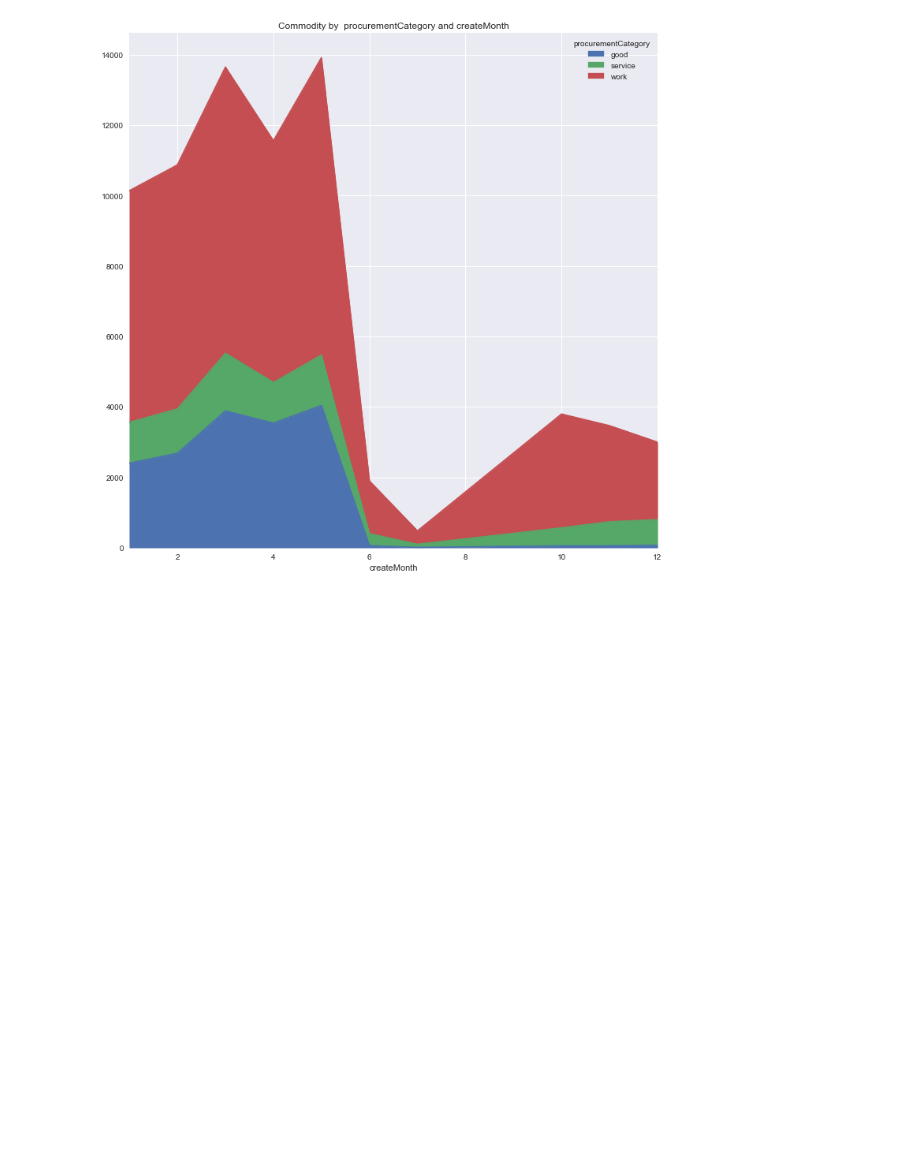
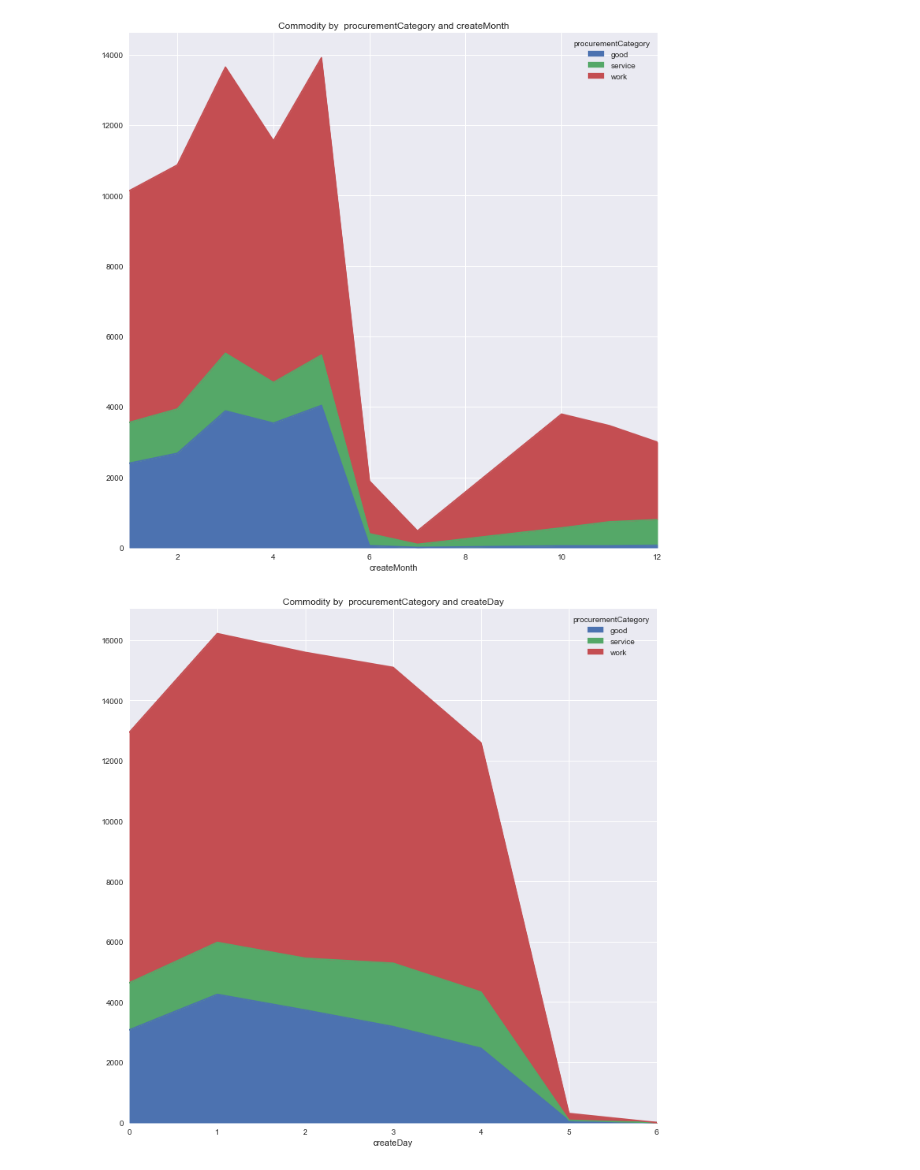
Before and after one commit to sunlightpolicy/open_data_standards_project, a Jupyter notebook: procurement.ipynb, the cells around one changed output. Cells and saved outputs as stored; diff of their text form; code cells hidden in the pictures; blank space fills up the shorter version.

```diff
--- a/procurement.ipynb
+++ b/procurement.ipynb
@@ -575,3 +575,7 @@ proc_data.head(3)
 make_area_stacked_df(proc_data, 'createMonth', 'procurementCategory', 'Commodity by ')
 # %% [output]
 [figure]
+# %%
+make_area_stacked_df(proc_data, 'createDay', 'procurementCategory', 'Commodity by ')
+# %% [output]
+[figure, added]
```
